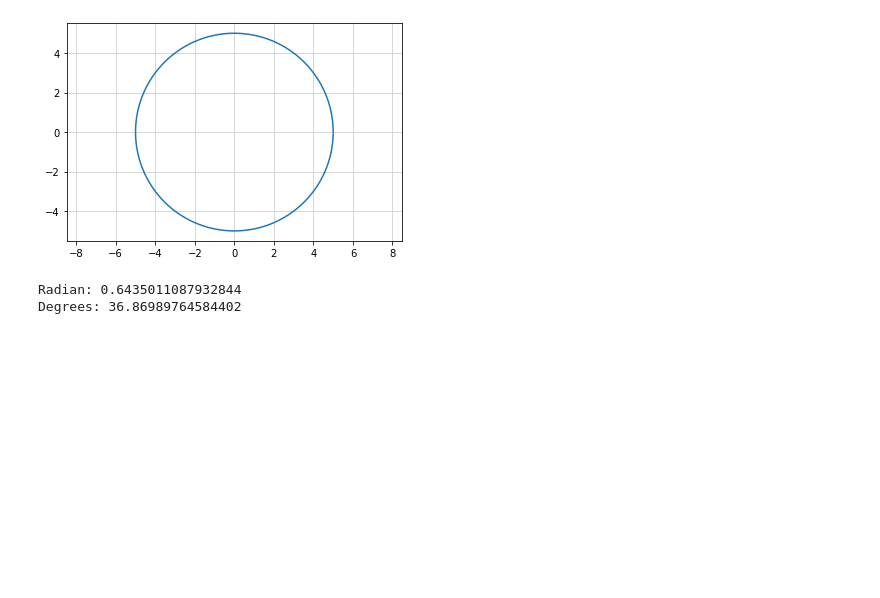
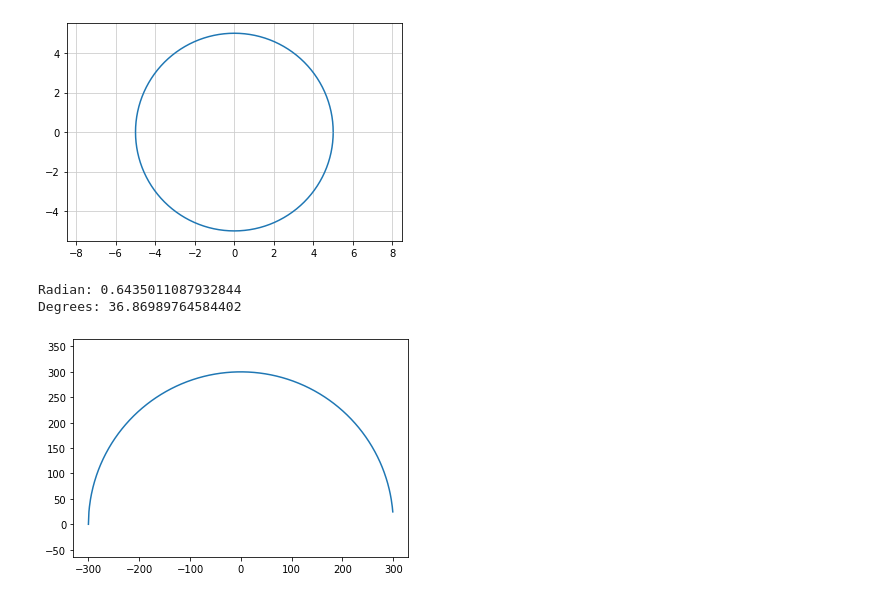
Before and after one commit to 1024xx4/high_school_math, a Jupyter notebook: try_ptyhon.ipynb, the cells around one changed output. Drawn from its saved outputs; the diff is of its cells as text; code cells hidden in the pictures; blank space fills up the shorter version.

Commit message:
TryPython: Draw a circle with radius r from the equation.

```diff
--- a/try_ptyhon.ipynb
+++ b/try_ptyhon.ipynb
@@ -135,3 +135,19 @@ print(f'Degrees: {th}')
 # %% [output]
 Radian: 0.6435011087932844
 Degrees: 36.86989764584402
+# %%
+# List 3-8 Draw of a circle with a radius of 300(y >= 0)
+import matplotlib.pyplot as plt
+import numpy as np
+
+# Circle equations.
+r = 300  # Radius.
+x = np.arange(-r, r * 1)  # x: -300 ～ 300
+y = np.sqrt(r ** 2 - x ** 2)
+
+# Draw.
+plt.plot(x, y)
+plt.axis('equal')
+plt.show()
+# %% [output]
+[figure, added]
```
